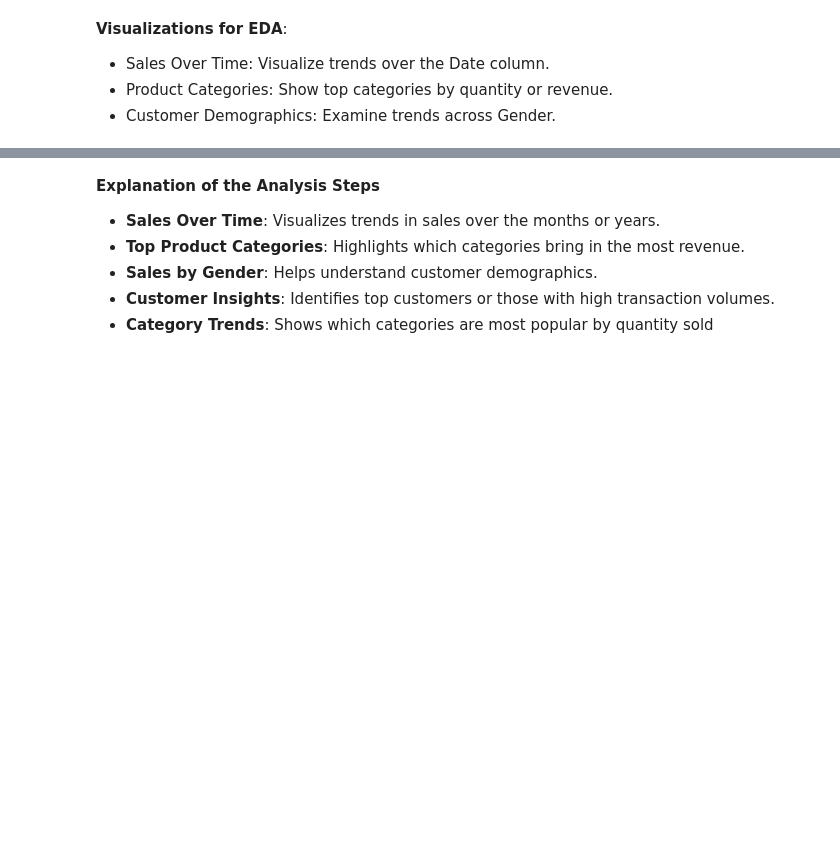
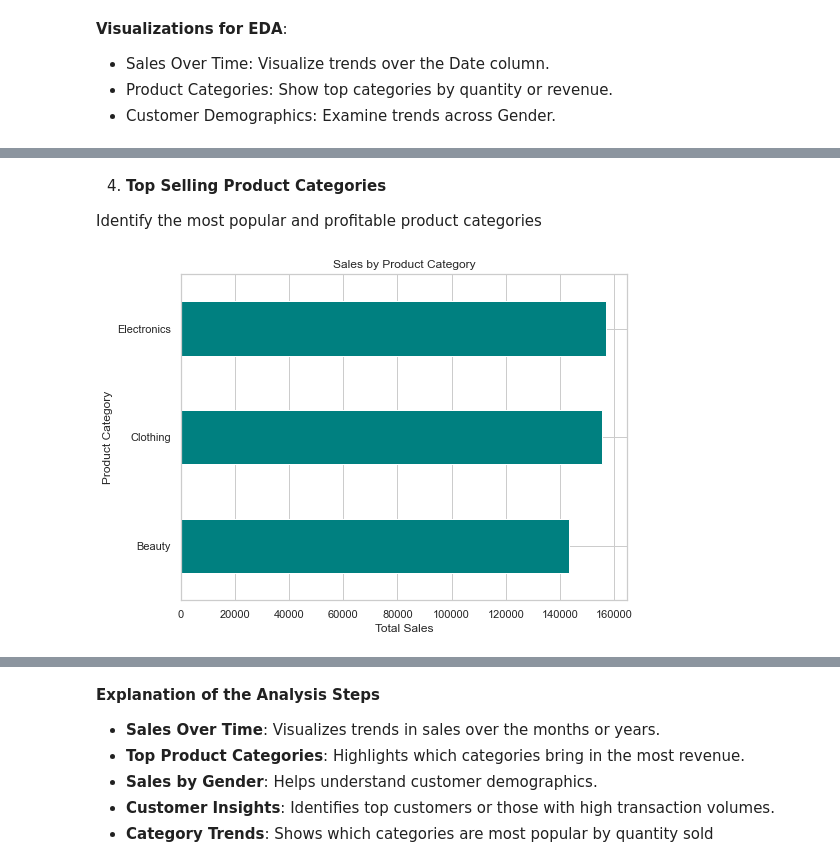
Before and after one commit to mandele1999/retail_sales_analytics, a Jupyter notebook: 03_data_analysis.ipynb, the cells around one changed output, grey strips where cells are left out. Cells and saved outputs as stored; diff of their text form; code cells hidden in the pictures; blank space fills up the shorter version.

```diff
--- a/03_data_analysis.ipynb
+++ b/03_data_analysis.ipynb
@@ -135,0 +140,13 @@ Name: Total Amount, dtype: int64
+# %% [markdown]
+4. **Top Selling Product Categories**
+
+Identify the most popular and profitable product categories
+# %%
+# Top-selling categories by total sales
+category_sales = df.groupby('Product Category')['Total Amount'].sum().sort_values()
+category_sales.plot(kind='barh', color='teal', figsize=(8, 6), title="Sales by Product Category")
+plt.xlabel("Total Sales")
+plt.ylabel("Product Category")
+plt.show()
+# %% [output]
+[figure, added]
```
Also changed, not shown: parts of 14 cells of this notebook.
